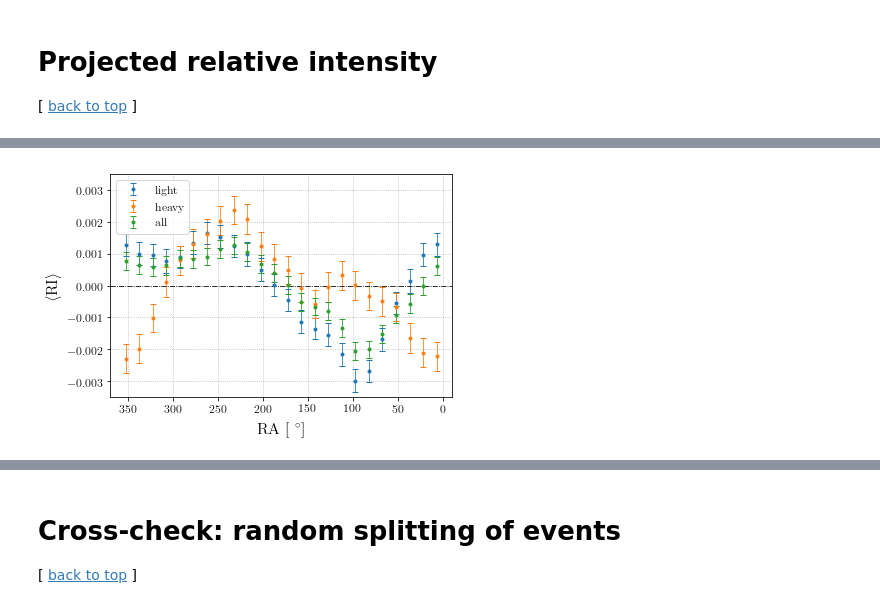
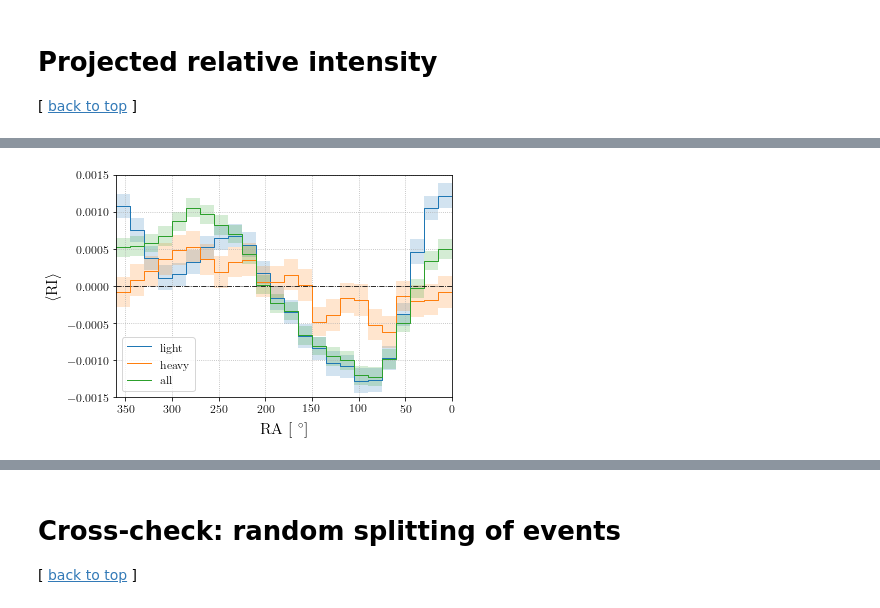
Before and after one commit to jrbourbeau/cr-composition, a Jupyter notebook: notebooks/anisotropy.ipynb, the cells around one changed output, grey strips where cells are left out. Drawn from its saved outputs; the diff is of its cells as text; code cells hidden in the pictures.

```diff
--- a/notebooks/anisotropy.ipynb
+++ b/notebooks/anisotropy.ipynb
@@ -194,4 +266,4 @@ print(n_heavy/n_total)
 relint_all = anisotropy.get_map(name='relint', composition='all', **kwargs_relint)
 relint_all_err = anisotropy.get_map(name='relerr', composition='all', **kwargs_relint)
 # %%
-ri_all, ri_all_err, ra, ra_err = anisotropy.get_proj_relint(relint_all, relint_all_err, n_bins=24)
+ri_all, ri_all_err, ra, ra_err = anisotropy.get_proj_relint(relint_all, relint_all_err, n_bins=n_bins)
@@ -198,13 +278,23 @@ ri_all, ri_all_err, ra, ra_err = anisotropy.get_proj_relint(relint_all, relint_a
 # %%
 fig, ax = plt.subplots()
-ax.errorbar(ra, ri_all, yerr=ri_all_err, marker='.', ls='None', c='C2', label='all')
+# ax.errorbar(ra, ri_all, yerr=ri_all_err, marker='.', ls='None', c='C2', label='all')
+ra_bins = np.linspace(0, 360, n_bins + 1)
+plotting.plot_steps(ra_bins, ri_all, yerr=ri_all_err, color='C2', label='all', fillalpha=0.2, ax=ax)
+ax.plot(ra, anisotropy.cos_fit_func(np.deg2rad(ra), *popt_all[:3]), color='C2', marker='None')
+
 ax.axhline(0, marker='None', ls='-.', c='k')
 ax.set_ylabel('$\mathrm{\langle RI \\rangle }$')
 ax.set_xlabel('RA [ $^{\circ}$]')
 ax.grid()
-ax.set_ylim(-3.5e-3, 3.5e-3)
+ax.set_ylim(-1.5e-3, 1.5e-3)
+ax.set_xlim(0, 360)
 ax.invert_xaxis()
-ax.legend()
+# ax.legend()
+
+all_amp_str = 'Amp = {:0.2e} +/- {:0.1e}'.format(amp_all, amp_err_all)
+all_phase_str = 'Phase = {:0.2f} {} +/- {:0.2f} {}'.format(phase_all, '$^{\circ}$', phase_err_all, '$^{\circ}$')
+ax.text(250, 1.575e-3, all_amp_str + '\n' + all_phase_str)
+
 outfile = 'IC86-{}_proj-RI-all_nside-{}_smooth-{:0.1f}.png'.format(years_str, n_side, smooth_rad)
 plt.savefig(os.path.join(comp.paths.figures_dir, outfile))
 plt.show()
@@ -213,11 +303,11 @@ plt.show()
 # %%
 relint_light = anisotropy.get_map(name='relint', composition='light', **kwargs_relint)
 relint_light_err = anisotropy.get_map(name='relerr', composition='light', **kwargs_relint)
-ri_light, ri_light_err, ra, ra_err = anisotropy.get_proj_relint(relint_light, relint_light_err, n_bins=24)
+ri_light, ri_light_err, ra, ra_err = anisotropy.get_proj_relint(relint_light, relint_light_err, n_bins=n_bins)
 # %%
 relint_heavy = anisotropy.get_map(name='relint', composition='heavy', **kwargs_relint)
 relint_heavy_err = anisotropy.get_map(name='relerr', composition='heavy', **kwargs_relint)
-ri_heavy, ri_heavy_err, ra, ra_err = anisotropy.get_proj_relint(relint_heavy, relint_heavy_err, n_bins=24)
+ri_heavy, ri_heavy_err, ra, ra_err = anisotropy.get_proj_relint(relint_heavy, relint_heavy_err, n_bins=n_bins)
 # %%
 popt_light, perr_light, chi2 = anisotropy.get_proj_fit_params(np.deg2rad(ra), ri_light, sigmay=ri_light_err, l=3)
 popt_heavy, perr_heavy, chi2 = anisotropy.get_proj_fit_params(np.deg2rad(ra), ri_heavy, sigmay=ri_heavy_err, l=3)
@@ -240,20 +330,28 @@ plt.show()
 # %%
 fig, ax = plt.subplots()
-ax.errorbar(ra, ri_light, yerr=ri_light_err, marker='.', ls='None', label='light')
-ax.errorbar(ra, ri_heavy, yerr=ri_heavy_err, marker='.', ls='None', label='heavy')
-ax.errorbar(ra, ri_all, yerr=ri_all_err, marker='.', ls='None', label='all')
+# ax.errorbar(ra, ri_light, yerr=ri_light_err, marker='.', ls='None', label='light')
+plotting.plot_steps(ra_bins, ri_light, yerr=ri_light_err, color='C0', label='light', fillalpha=0.2, ax=ax)
+
+# ax.errorbar(ra, ri_heavy, yerr=ri_heavy_err, marker='.', ls='None', label='heavy')
+plotting.plot_steps(ra_bins, ri_heavy, yerr=ri_heavy_err, color='C1', label='heavy', fillalpha=0.2, ax=ax)
+
+# ax.errorbar(ra, ri_all, yerr=ri_all_err, marker='.', ls='None', label='all')
+plotting.plot_steps(ra_bins, ri_all, yerr=ri_all_err, color='C2', label='all', fillalpha=0.2, ax=ax)
+
 ax.axhline(0, marker='None', ls='-.', c='k')
 ax.set_ylabel('$\mathrm{\langle RI \\rangle }$')
 ax.set_xlabel('RA [ $^{\circ}$]')
 ax.legend()
 ax.grid()
+ax.set_ylim(-1.5e-3, 1.5e-3)
+ax.set_xlim(0, 360)
 ax.invert_xaxis()
-ax.set_ylim(-3.5e-3, 3.5e-3)
+
 outfile = 'IC86-{}_proj-RI_nside-{}_smooth-{:0.1f}.png'.format(years_str, n_side, smooth_rad)
 plt.savefig(os.path.join(comp.paths.figures_dir, outfile))
 plt.show()
 # %% [output]
-[figure, old version]
+[figure, new version]
 # %%
 fig, ax = plt.subplots()
 ax.errorbar(ra, ri_light, yerr=ri_light_err, marker='.', ls='None', label='light')
```
Also changed, not shown: parts of 25 cells of this notebook, 30 other files.
